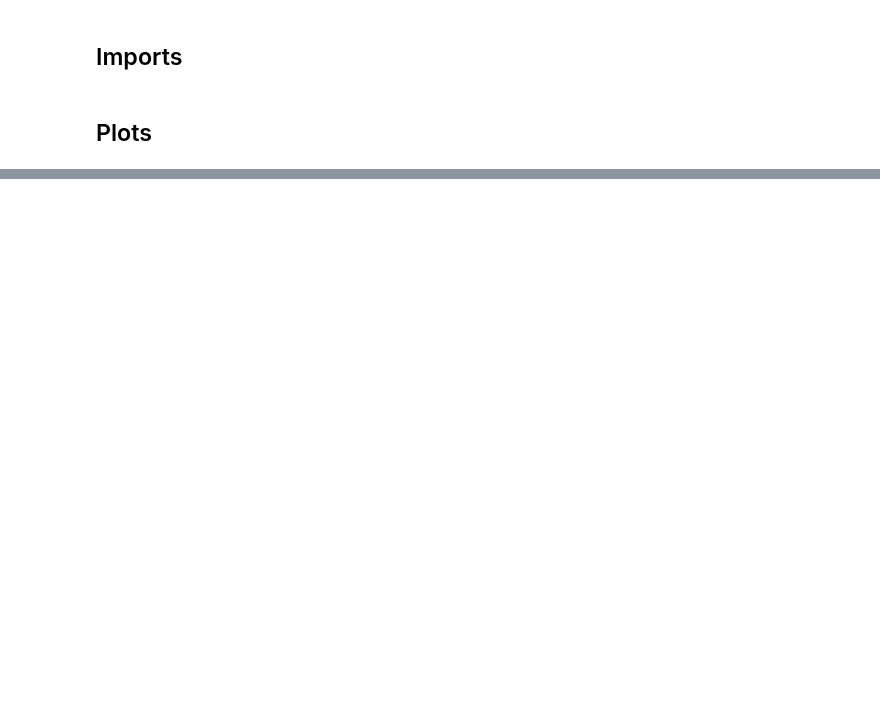
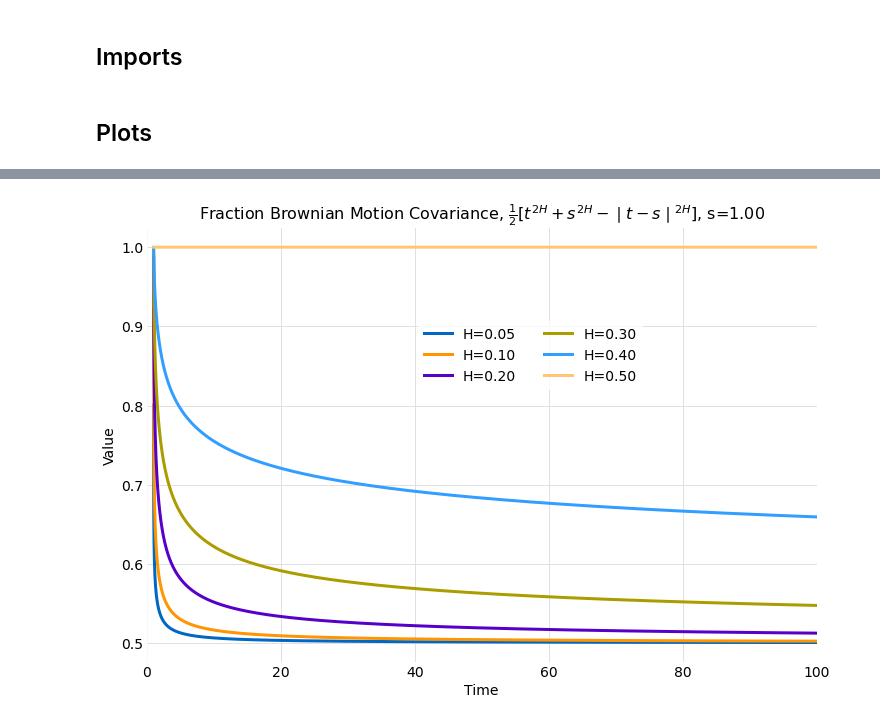
Before and after one commit to glyfish/alef, a Jupyter notebook: notebooks/mean_reversion/fbm_expectations.ipynb, the cells around one changed output, grey strips where cells are left out. Drawn from its saved outputs; the diff is of its cells as text; code cells hidden in the pictures; blank space fills up the shorter version.

```diff
--- a/notebooks/mean_reversion/fbm_expectations.ipynb
+++ b/notebooks/mean_reversion/fbm_expectations.ipynb
@@ -70,0 +123,11 @@ def variance(H_vals, time, lengend_location):
+# %%
+tmax = 100
+Δt = 0.01
+nsteps = int(tmax/Δt)
+H_vals = [0.05, 0.1, 0.2, 0.3, 0.4, 0.5]
+time = numpy.linspace(0.0, tmax, nsteps)
+
+s = 1.0
+covariance_plot(H_vals, s, time, (0.75, 0.8))
+# %% [output]
+[figure, added]
```
Also changed, not shown: parts of 13 cells of this notebook, 4 other files.
